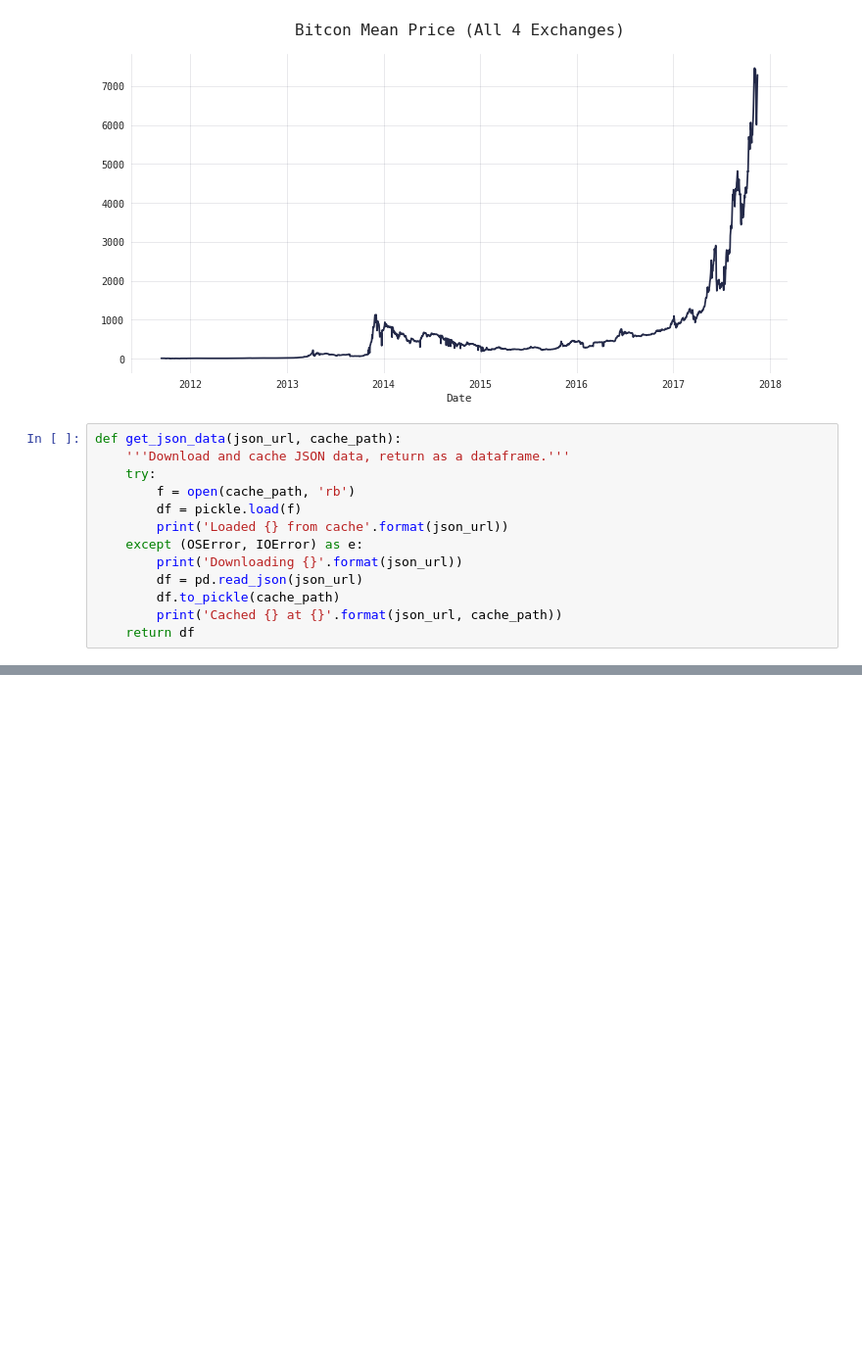
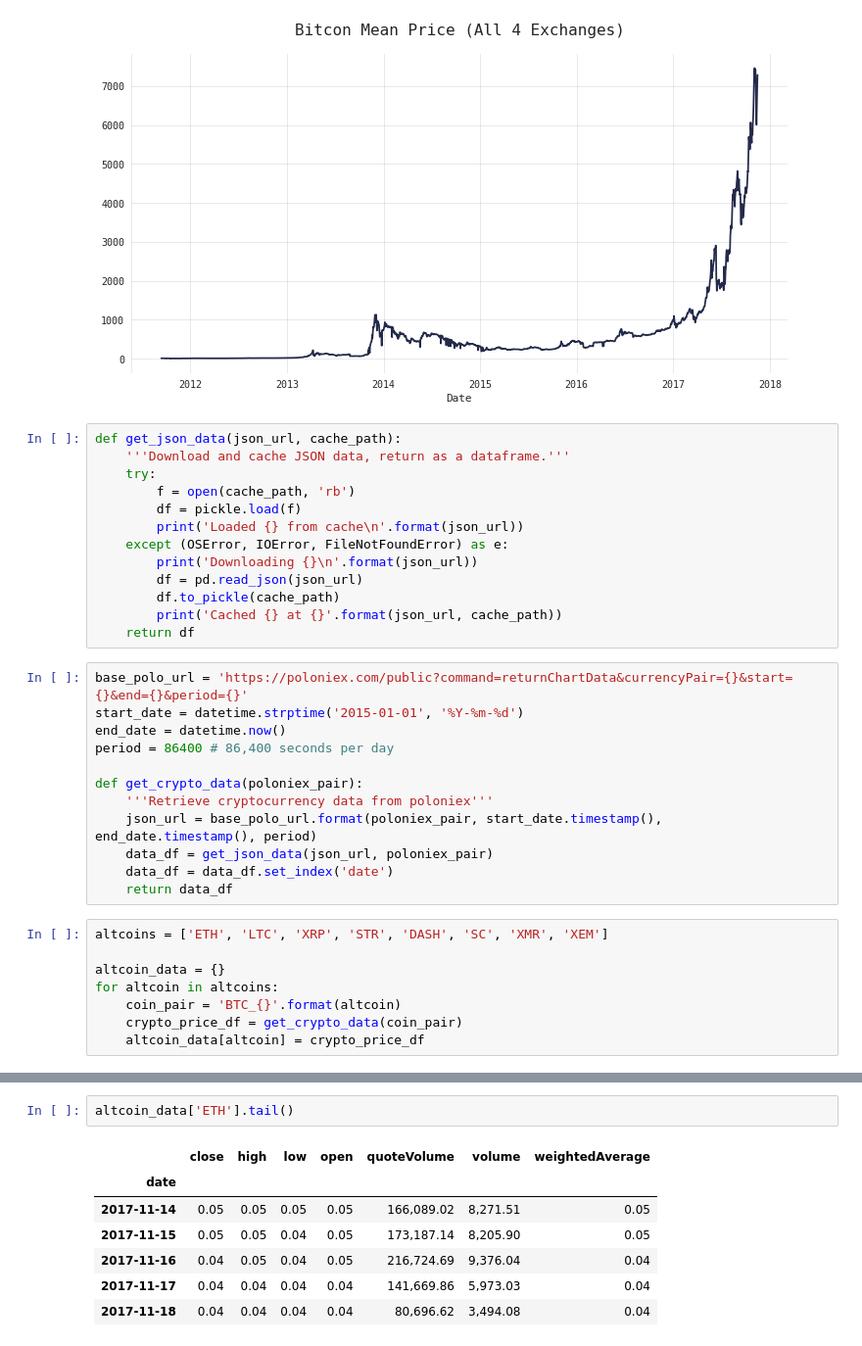
Before and after one commit to qu4ku/analysing-cryptocurrencies, a Jupyter notebook: analysing-cryptocurrencies.ipynb, the cells around one changed output, grey strips where cells are left out. Shown at 98% size. Saved outputs shown, nothing was run; the diff lists cells and outputs as text; blank space fills up the shorter version.

Commit message:
altcoins

```diff
--- a/analysing-cryptocurrencies.ipynb
+++ b/analysing-cryptocurrencies.ipynb
@@ -149,10 +149,30 @@ def get_json_data(json_url, cache_path):
     try:
         f = open(cache_path, 'rb')
         df = pickle.load(f)
-        print('Loaded {} from cache'.format(json_url))
-    except (OSError, IOError) as e:
-        print('Downloading {}'.format(json_url))
+        print('Loaded {} from cache\n'.format(json_url))
+    except (OSError, IOError, FileNotFoundError) as e:
+        print('Downloading {}\n'.format(json_url))
         df = pd.read_json(json_url)
         df.to_pickle(cache_path)
         print('Cached {} at {}'.format(json_url, cache_path))
     return df
+# %%
+base_polo_url = 'https://poloniex.com/public?command=returnChartData&currencyPair={}&start={}&end={}&period={}'
+start_date = datetime.strptime('2015-01-01', '%Y-%m-%d')
+end_date = datetime.now()
+period = 86400 # 86,400 seconds per day
+
+def get_crypto_data(poloniex_pair):
+    '''Retrieve cryptocurrency data from poloniex'''
+    json_url = base_polo_url.format(poloniex_pair, start_date.timestamp(), end_date.timestamp(), period)
+    data_df = get_json_data(json_url, poloniex_pair)
+    data_df = data_df.set_index('date')
+    return data_df
+# %%
+altcoins = ['ETH', 'LTC', 'XRP', 'STR', 'DASH', 'SC', 'XMR', 'XEM']
+
+altcoin_data = {}
+for altcoin in altcoins:
+    coin_pair = 'BTC_{}'.format(altcoin)
+    crypto_price_df = get_crypto_data(coin_pair)
+    altcoin_data[altcoin] = crypto_price_df
@@ -158,0 +195,10 @@ def get_json_data(json_url, cache_path):
+# %%
+altcoin_data['ETH'].tail()
+# %% [output]
+|  | close | high | low | open | quoteVolume | volume | weightedAverage |
+| date |  |  |  |  |  |  |  |
+| 2017-11-14 | 0.05 | 0.05 | 0.05 | 0.05 | 166,089.02 | 8,271.51 | 0.05 |
+| 2017-11-15 | 0.05 | 0.05 | 0.04 | 0.05 | 173,187.14 | 8,205.90 | 0.05 |
+| 2017-11-16 | 0.04 | 0.05 | 0.04 | 0.05 | 216,724.69 | 9,376.04 | 0.04 |
+| 2017-11-17 | 0.04 | 0.04 | 0.04 | 0.04 | 141,669.86 | 5,973.03 | 0.04 |
+| 2017-11-18 | 0.04 | 0.04 | 0.04 | 0.04 | 80,696.62 | 3,494.08 | 0.04 |
```
Also changed, not shown: parts of 6 cells of this notebook.
